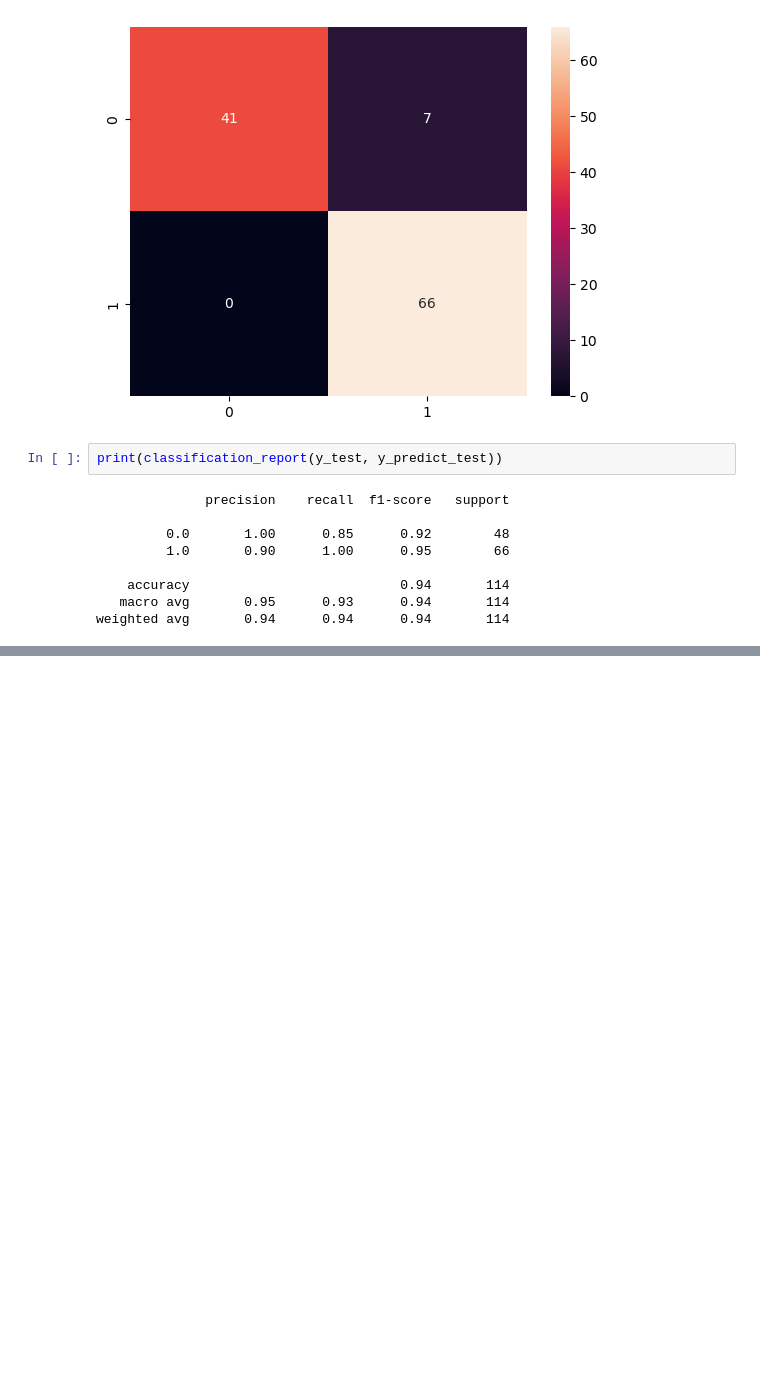
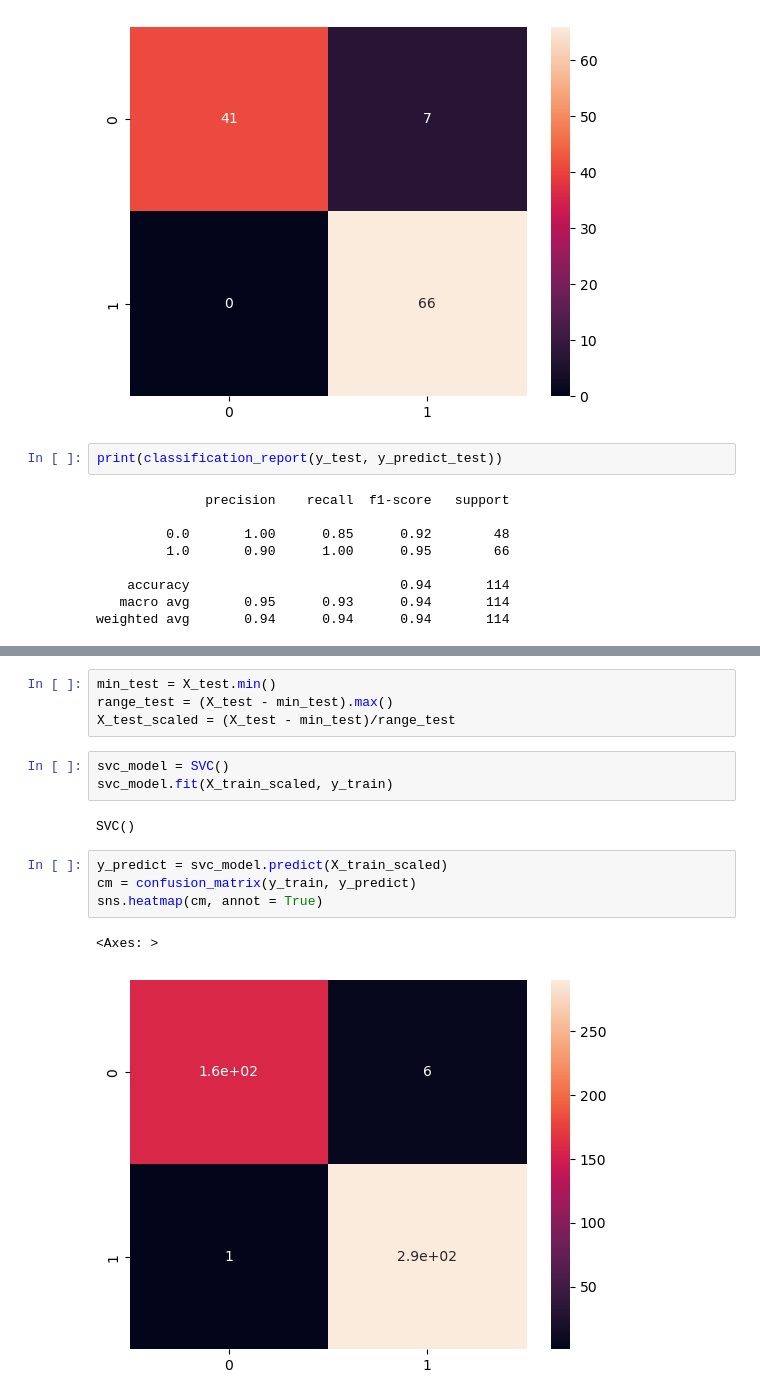
Before and after one commit to AlvaroBishop/SVM_BreastCancerPrediction, a Jupyter notebook: SVM_BreastCancerPrediction.ipynb, the cells around one changed output, grey strips where cells are left out. Cells and saved outputs as stored; diff of their text form; blank space fills up the shorter version.

```diff
--- a/SVM_BreastCancerPrediction.ipynb
+++ b/SVM_BreastCancerPrediction.ipynb
@@ -254,0 +282,16 @@ weighted avg       0.94      0.94      0.94       114
+# %%
+min_test = X_test.min()
+range_test = (X_test - min_test).max()
+X_test_scaled = (X_test - min_test)/range_test
+# %%
+svc_model = SVC()
+svc_model.fit(X_train_scaled, y_train)
+# %% [output]
+SVC()
+# %%
+y_predict = svc_model.predict(X_train_scaled)
+cm = confusion_matrix(y_train, y_predict)
+sns.heatmap(cm, annot = True)
+# %% [output]
+<Axes: >
+[figure, added]
```
Also changed, not shown: parts of 12 cells of this notebook.
